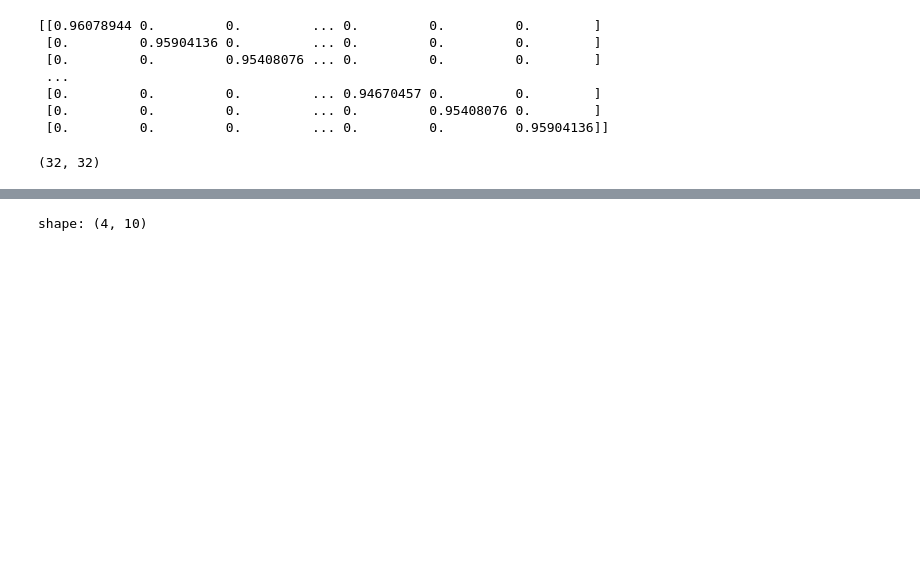
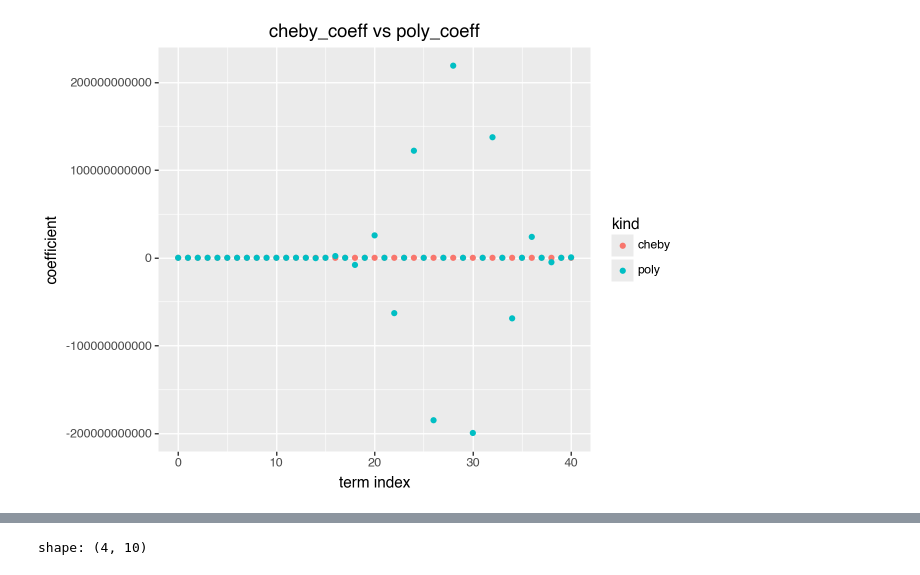
Before and after one commit to elevenwang-creator/Quantum-computing, a Jupyter notebook: HamiltonianSimulation.ipynb, the cells around one changed output, grey strips where cells are left out. Cells and saved outputs as stored; diff of their text form; code cells hidden in the pictures; blank space fills up the shorter version.

```diff
--- a/HamiltonianSimulation.ipynb
+++ b/HamiltonianSimulation.ipynb
@@ -420,40 +458,36 @@ eigenvalues = jnp.sin(2 * jnp.pi * jnp.arange(N_x) / N_x) / delta_x
 eigen_diag = jnp.diag(eigenvalues)
 Hamiltonian =  (0.5 * sigma **2 *eigen_diag**2 + rate * jnp.eye(N_x))
 exp_Hamiltonian = expm(- Hamiltonian * maturity)
-print(exp_Hamiltonian)
-Hamiltonian.shape
+#print(exp_Hamiltonian)
+#Hamiltonian.shape
-# %% [output]
-[[0.96078944 0.         0.         ... 0.         0.         0.        ]
- [0.         0.95904136 0.         ... 0.         0.         0.        ]
- [0.         0.         0.95408076 ... 0.         0.         0.        ]
- ...
- [0.         0.         0.         ... 0.94670457 0.         0.        ]
- [0.         0.         0.         ... 0.         0.95408076 0.        ]
- [0.         0.         0.         ... 0.         0.         0.95904136]]
-(32, 32)
 # %%
 # polynomial fitting for QSVT of exp(-maturity*Hamiltonian)
 # FABLE's wrapper uses the total scale N * beta, with beta chosen so its oracle entries lie in [-1,1].
 # Fit the EVEN target exp(-maturity*fable_scale*|x|) on x in [-1,1].
 fable_scale = 1.01 * N_x * float(np.max(np.abs(np.diag(Hamiltonian))))
-xs = np.linspace(-1.0, 1.0, 1001)
+xs = np.linspace(-1.0, 1.0, 10001)
 cheby_coeff = np.polynomial.chebyshev.chebfit(xs, np.exp(-maturity * fable_scale * np.abs(xs)), 40)
+#cheby_coeff = np.polynomial.chebyshev.chebinterpolate(
+#            lambda x: np.exp(-maturity * fable_scale * np.abs(x)), 36
+#        )
 cheby_coeff[1::2] = 0.0  # QSVT requires even parity
 poly_coeff = np.polynomial.chebyshev.cheb2poly(cheby_coeff)
 #poly_coeff = np.polynomial.polynomial.polyfit(xs, np.exp(-maturity * m * np.abs(xs)), 60)
 #poly_coeff[1::2] = 0.0  # QSVT requires even parity
 
 # coefficient values vs term index (Chebyshev vs power basis)
 coef_df = pl.DataFrame({
     "kind": ["cheby"] * cheby_coeff.size + ["poly"] * poly_coeff.size,
     "index": list(range(cheby_coeff.size)) + list(range(poly_coeff.size)),
     "value": np.concatenate([cheby_coeff, poly_coeff]),
 })
 (coef_df
     >> (ggplot(aes(x="index", y="value", color="kind"))
     + geom_point(size=1.5)
     + labs(title="cheby_coeff vs poly_coeff", x="term index", y="coefficient"))
 )
+# %% [output]
+[figure, added]
 # %%
 # angle of polynomial
 angle_pl = qp.poly_to_angles(poly_coeff, "QSVT")
```
Also changed, not shown: parts of 46 cells of this notebook, 3 other files.
